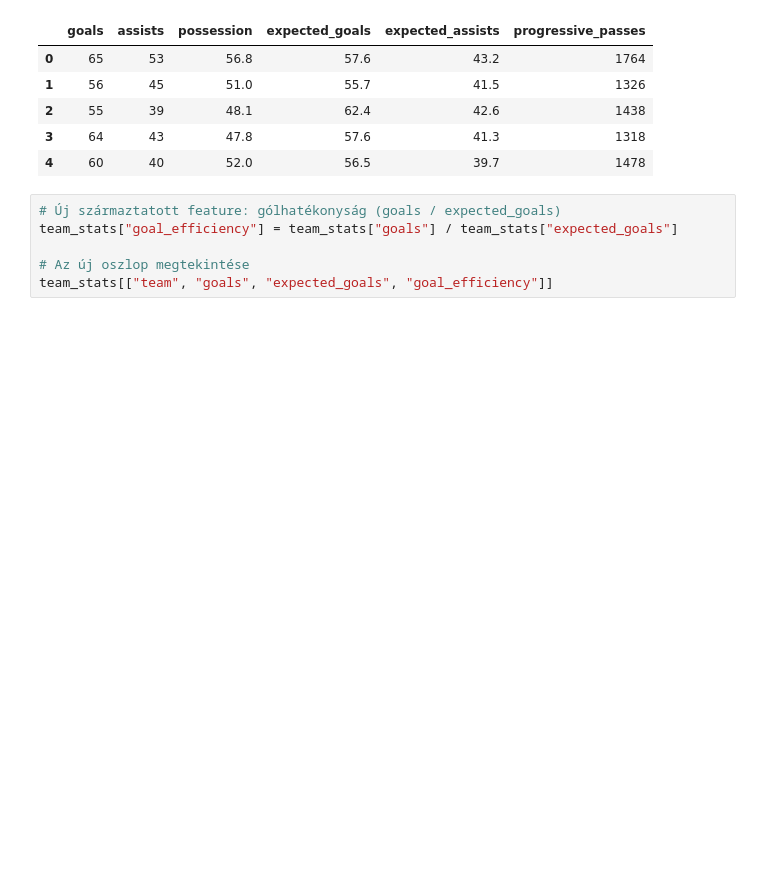
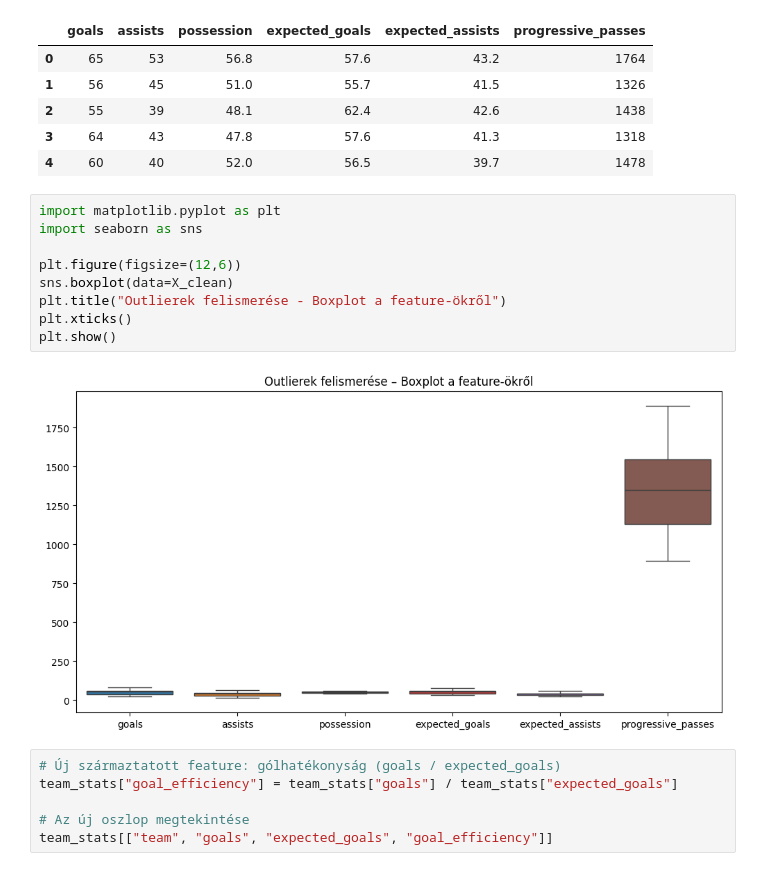
Before and after one commit to martinrozsahegyi/Beadand--g-pi-tanul-s--s-adattudom-ny, a Jupyter notebook: main.ipynb, the cells around one changed output. Saved outputs shown, nothing was run; the diff lists cells and outputs as text; blank space fills up the shorter version.

Commit message:
docs: create boxplot

```diff
--- a/main.ipynb
+++ b/main.ipynb
@@ -92,6 +92,17 @@ Outlierek eltávolítása után: (20, 6)
 | 2 | 55 | 39 | 48.1 | 62.4 | 42.6 | 1438 |
 | 3 | 64 | 43 | 47.8 | 57.6 | 41.3 | 1318 |
 | 4 | 60 | 40 | 52.0 | 56.5 | 39.7 | 1478 |
+# %%
+import matplotlib.pyplot as plt
+import seaborn as sns
+
+plt.figure(figsize=(12,6))
+sns.boxplot(data=X_clean)
+plt.title("Outlierek felismerése - Boxplot a feature-ökről")
+plt.xticks()
+plt.show()
+# %% [output]
+[figure, added]
 # %%
 # Új származtatott feature: gólhatékonyság (goals / expected_goals)
 team_stats["goal_efficiency"] = team_stats["goals"] / team_stats["expected_goals"]
```
